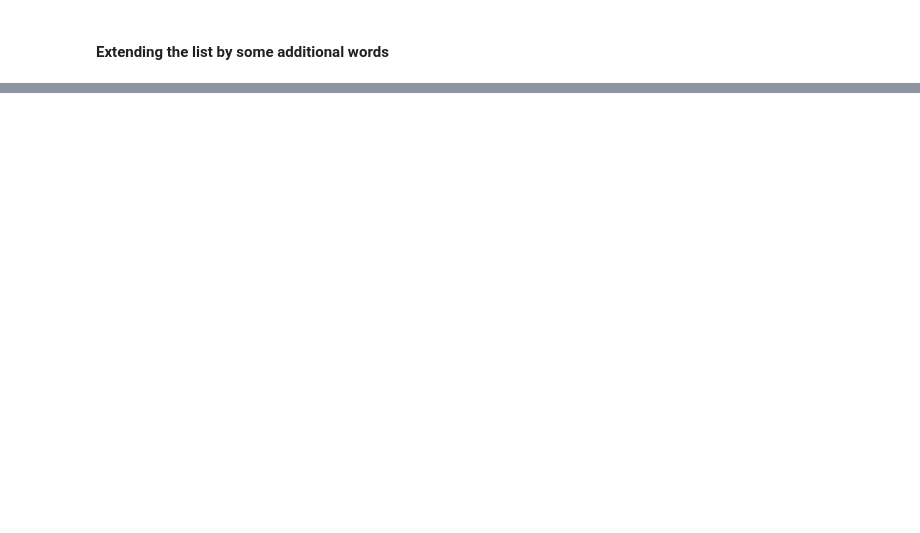
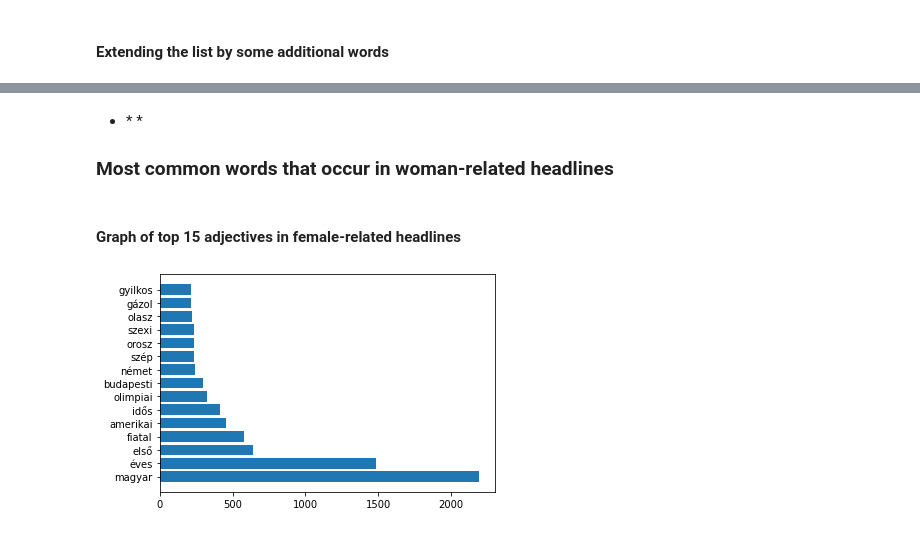
Before and after one commit to Rajk-Prog1/project-cubecheetah, a Jupyter notebook: Project_prog.ipynb, the cells around one changed output, grey strips where cells are left out. Saved outputs shown, nothing was run; the diff lists cells and outputs as text; code cells hidden in the pictures; blank space fills up the shorter version.

```diff
--- a/Project_prog.ipynb
+++ b/Project_prog.ipynb
@@ -228,0 +284,10 @@ for word in tqdm(male_lem_context):
+# %% [markdown]
+* * *
+### Most common words that occur in woman-related headlines
+# %%
+fem_adj = []
+for n in tqdm(range(len(doc_fem))):
+    if doc_fem[n][0].tag_ == 'ADJ':
+        fem_adj.append(doc_fem[n][0].lemma_)
+
+fem_adj = Counter(fem_adj).most_common()
@@ -228,0 +301,11 @@ for word in tqdm(male_lem_context):
+# %% [markdown]
+#### Graph of top 15 adjectives in female-related headlines
+# %%
+adjectives_f = [element[0] for element in fem_adj[0:15]]
+freq_adj_f = [element[1] for element in fem_adj[0:15]]
+
+plt.barh(np.arange(len(adjectives_f)), freq_adj_f)
+plt.yticks(np.arange(len(adjectives_f)), adjectives_f)
+plt.savefig('female_adj.png')
+# %% [output]
+[figure, added]
```
Also changed, not shown: parts of 84 cells of this notebook, 3 other files.
